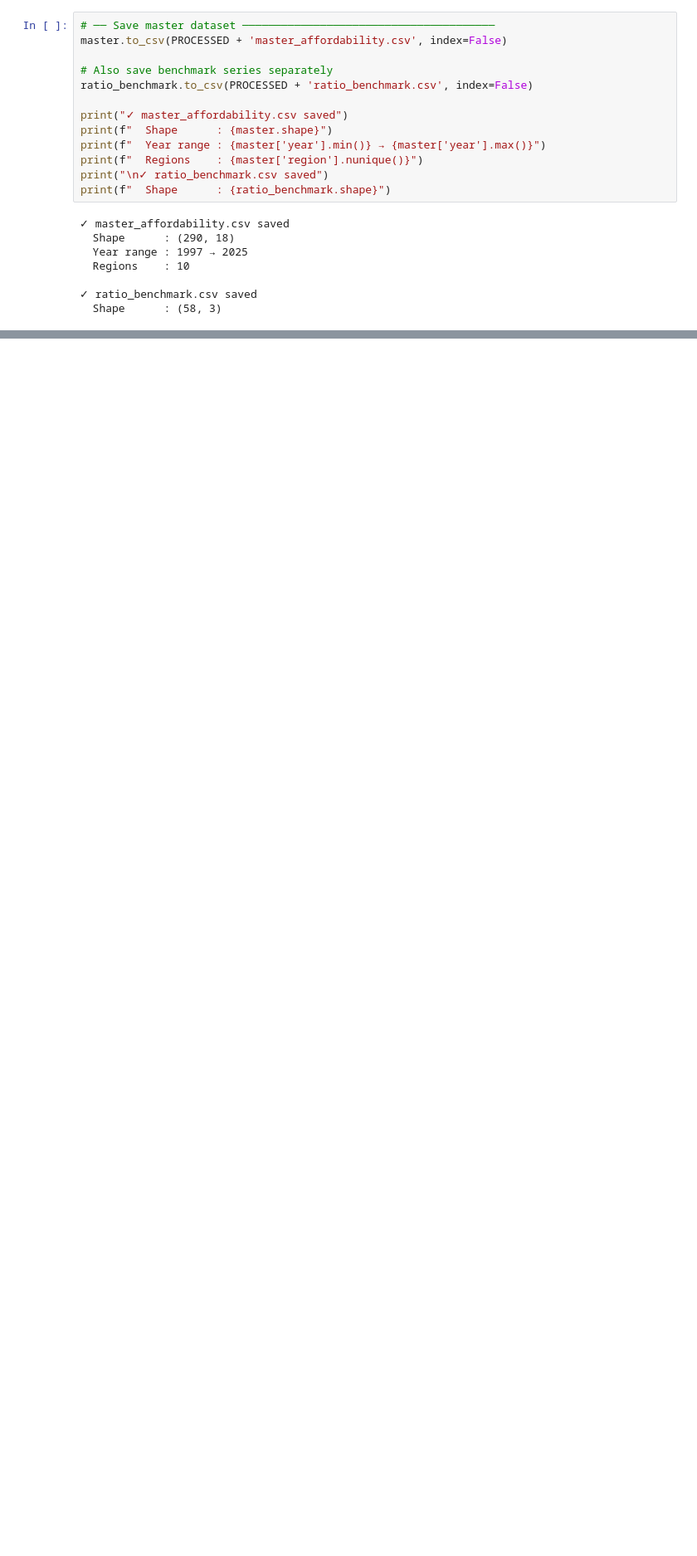
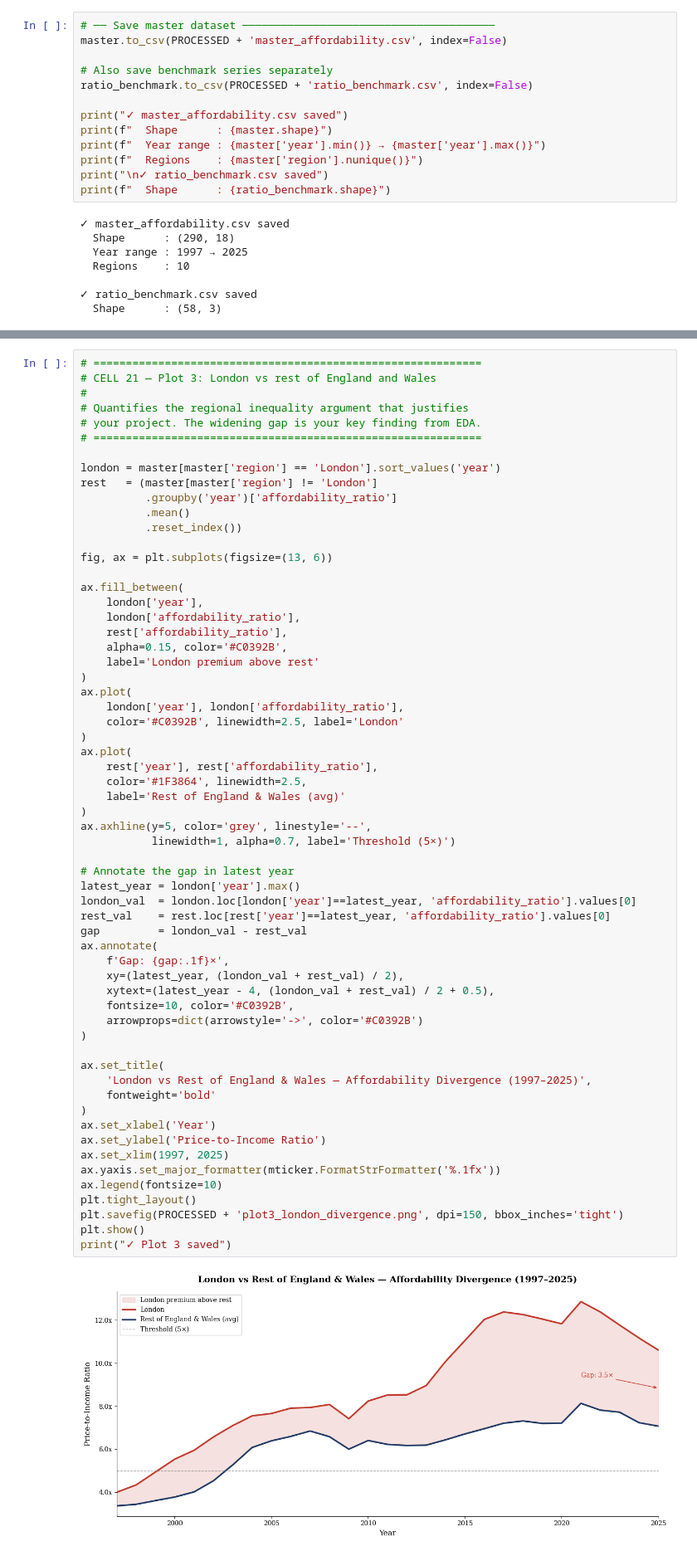
Before and after one commit to koinchsushan/houseAffordabilityDSS, a Jupyter notebook: notebooks/01_eda.ipynb, the cells around one changed output, grey strips where cells are left out. Shown at 83% size. Cells and saved outputs as stored; diff of their text form; blank space fills up the shorter version.

```diff
--- a/notebooks/01_eda.ipynb
+++ b/notebooks/01_eda.ipynb
@@ -976,0 +1086,63 @@ print(f"  Shape      : {ratio_benchmark.shape}")
+# %%
+# ============================================================
+# CELL 21 — Plot 3: London vs rest of England and Wales
+#
+# Quantifies the regional inequality argument that justifies
+# your project. The widening gap is your key finding from EDA.
+# ============================================================
+
+london = master[master['region'] == 'London'].sort_values('year')
+rest   = (master[master['region'] != 'London']
+          .groupby('year')['affordability_ratio']
+          .mean()
+          .reset_index())
+
+fig, ax = plt.subplots(figsize=(13, 6))
+
+ax.fill_between(
+    london['year'],
+    london['affordability_ratio'],
+    rest['affordability_ratio'],
+    alpha=0.15, color='#C0392B',
+    label='London premium above rest'
+)
+ax.plot(
+    london['year'], london['affordability_ratio'],
+    color='#C0392B', linewidth=2.5, label='London'
+)
+ax.plot(
+    rest['year'], rest['affordability_ratio'],
+    color='#1F3864', linewidth=2.5,
+    label='Rest of England & Wales (avg)'
+)
+ax.axhline(y=5, color='grey', linestyle='--',
+           linewidth=1, alpha=0.7, label='Threshold (5×)')
+
+# Annotate the gap in latest year
+latest_year = london['year'].max()
+london_val  = london.loc[london['year']==latest_year, 'affordability_ratio'].values[0]
+rest_val    = rest.loc[rest['year']==latest_year, 'affordability_ratio'].values[0]
+gap         = london_val - rest_val
+ax.annotate(
+    f'Gap: {gap:.1f}×',
+    xy=(latest_year, (london_val + rest_val) / 2),
+    xytext=(latest_year - 4, (london_val + rest_val) / 2 + 0.5),
+    fontsize=10, color='#C0392B',
+    arrowprops=dict(arrowstyle='->', color='#C0392B')
+)
+
+ax.set_title(
+    'London vs Rest of England & Wales — Affordability Divergence (1997–2025)',
+    fontweight='bold'
+)
+ax.set_xlabel('Year')
+ax.set_ylabel('Price-to-Income Ratio')
+ax.set_xlim(1997, 2025)
+ax.yaxis.set_major_formatter(mticker.FormatStrFormatter('%.1fx'))
+ax.legend(fontsize=10)
+plt.tight_layout()
+plt.savefig(PROCESSED + 'plot3_london_divergence.png', dpi=150, bbox_inches='tight')
+plt.show()
+print("✓ Plot 3 saved")
+# %% [output]
+[figure, added]
```
Also changed, not shown: parts of 11 cells of this notebook.
